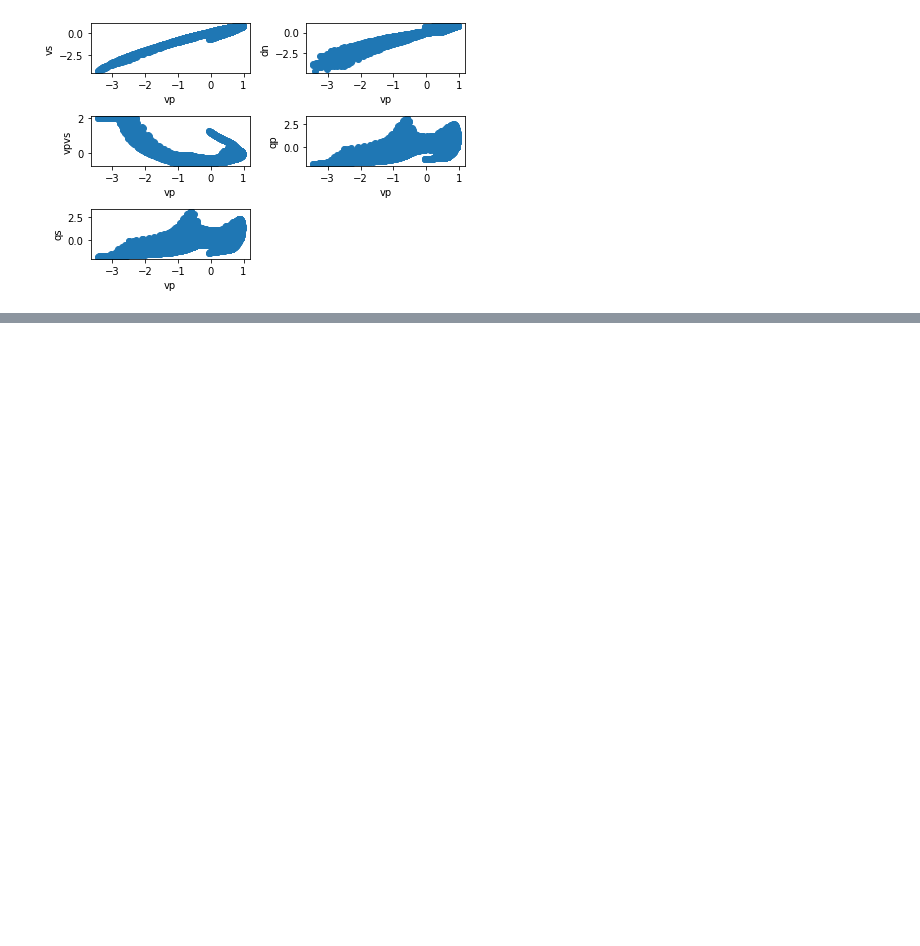
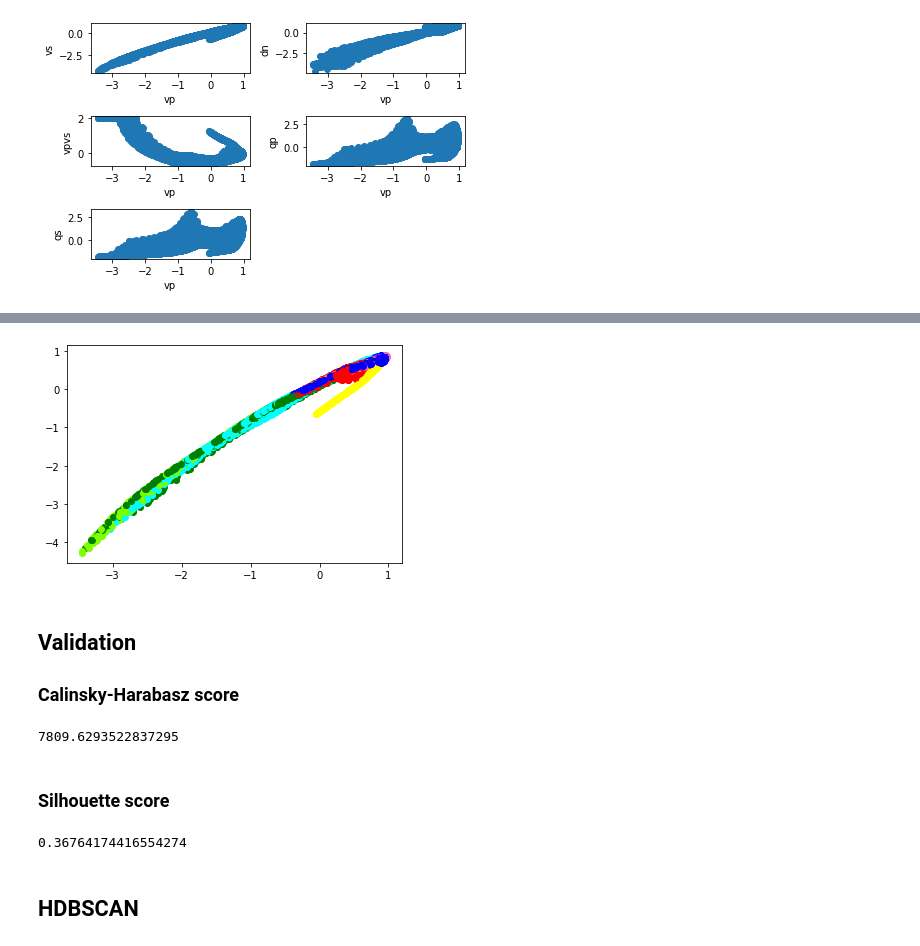
Before and after one commit to acse-yc220/finalProject, a Jupyter notebook: project.ipynb, the cells around one changed output, grey strips where cells are left out. Saved outputs shown, nothing was run; the diff lists cells and outputs as text; code cells hidden in the pictures; blank space fills up the shorter version.

```diff
--- a/project.ipynb
+++ b/project.ipynb
@@ -94,0 +88,22 @@ plt.show()
+# %%
+result_k = kMeans(7, data_preprocessing, 400)
+plotResult(data_preprocessing,result_k)
+# %% [output]
+[figure, added]
+# %% [markdown]
+## Validation
+### Calinsky-Harabasz score
+# %%
+ch = calculateCH(data_preprocessing, result_k)
+print(ch)
+# %% [output]
+7809.6293522837295
+# %% [markdown]
+### Silhouette score
+# %%
+sc = calculateSC(data_preprocessing, result_k)
+print(sc)
+# %% [output]
+0.36764174416554274
+# %% [markdown]
+## HDBSCAN
```
Also changed, not shown: parts of 22 cells of this notebook, 1 other file.
